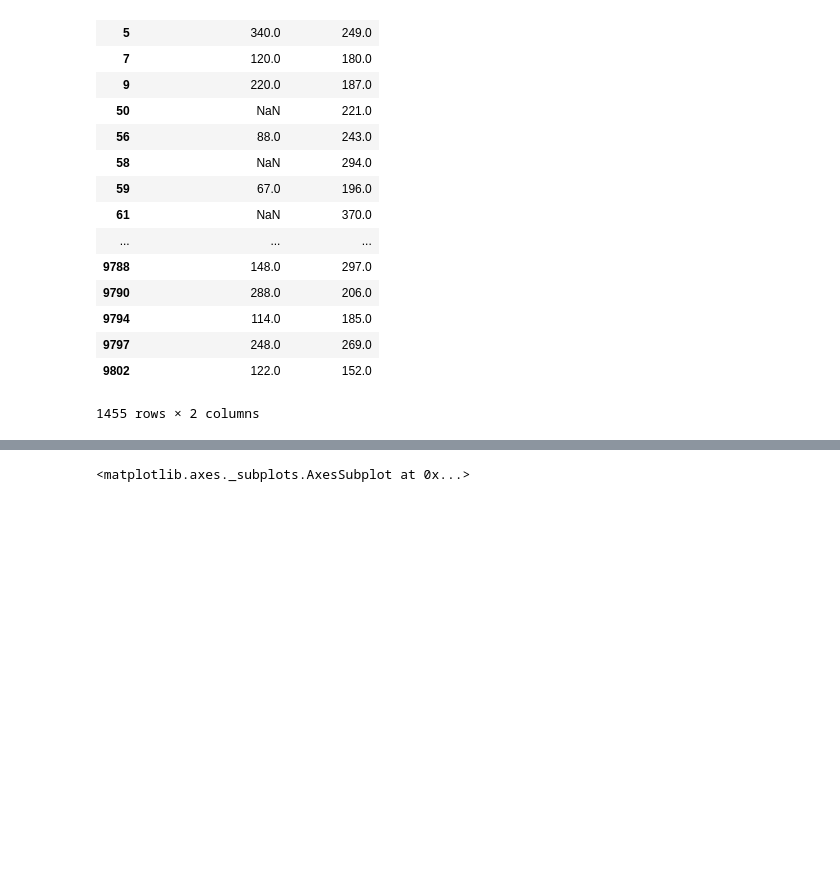
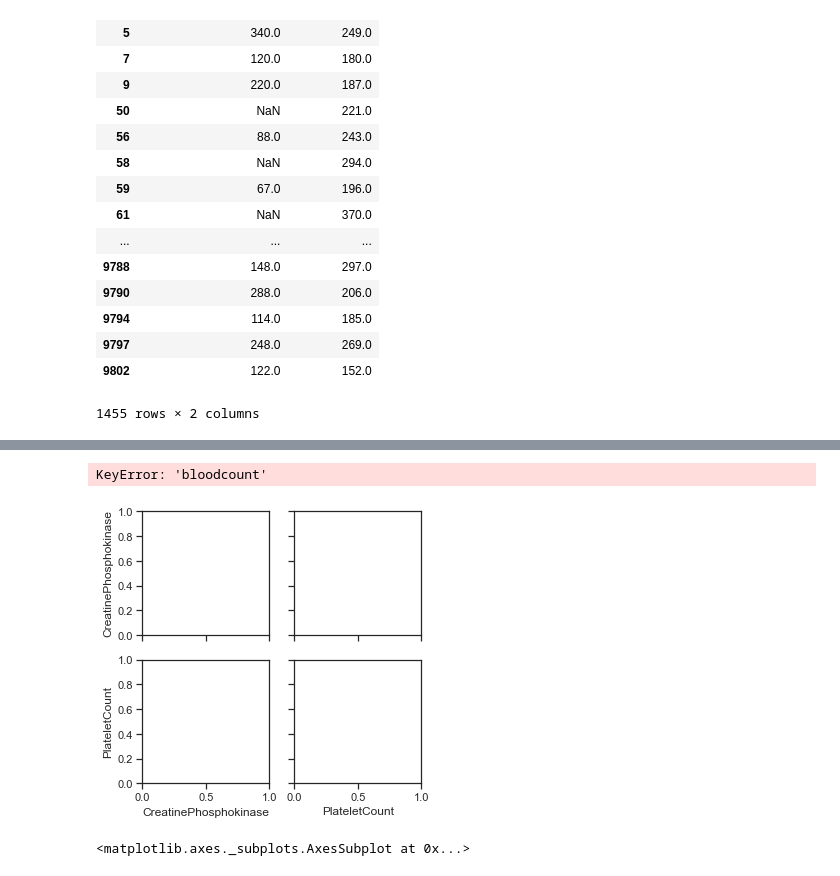
Before and after one commit to mightysquirrely/Capstone-2-Project, a Jupyter notebook: Capstone-2-Work.ipynb, the cells around one changed output, grey strips where cells are left out. Drawn from its saved outputs; the diff is of its cells as text; code cells hidden in the pictures; blank space fills up the shorter version.

```diff
--- a/Capstone-2-Work.ipynb
+++ b/Capstone-2-Work.ipynb
@@ -296,3 +278,8 @@ arthritis_bc
+# %%
+sns.pairplot(arthritis_bc, hue="bloodcount", height=2.5);
+# %% [output]
+KeyError: 'bloodcount'
+[figure, added]
 # %%
 colormap = plt.cm.viridis
 plt.figure(figsize=(10,10))
```
Also changed, not shown: parts of 4 cells of this notebook.
